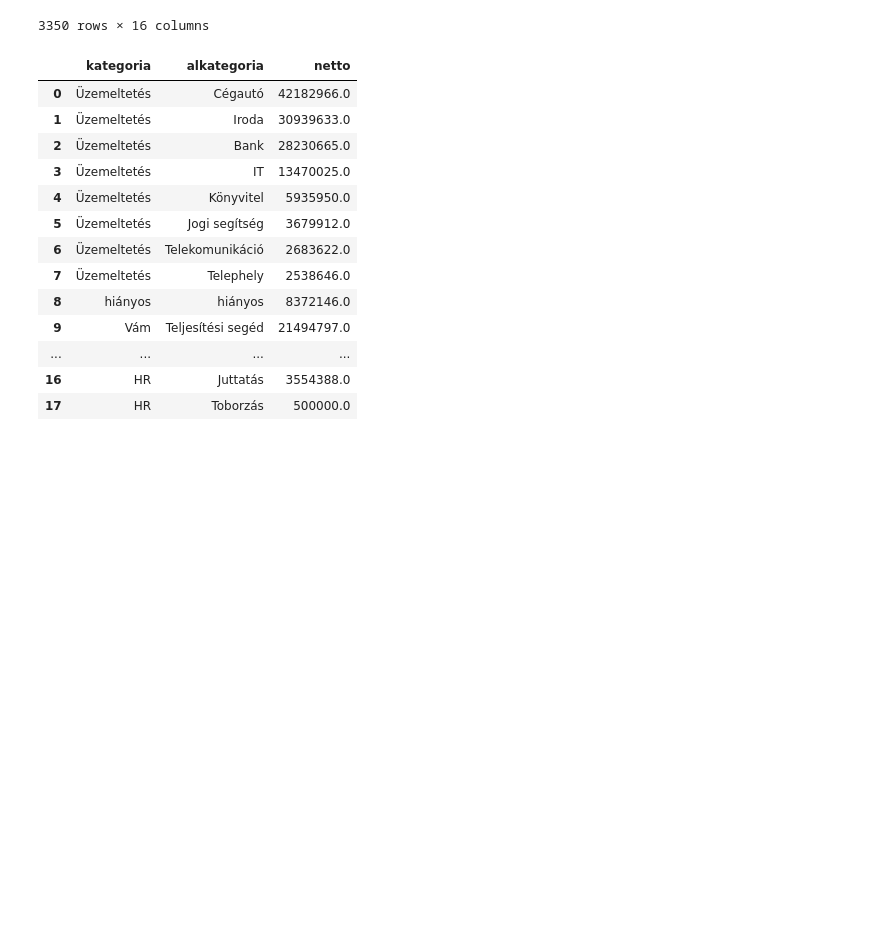
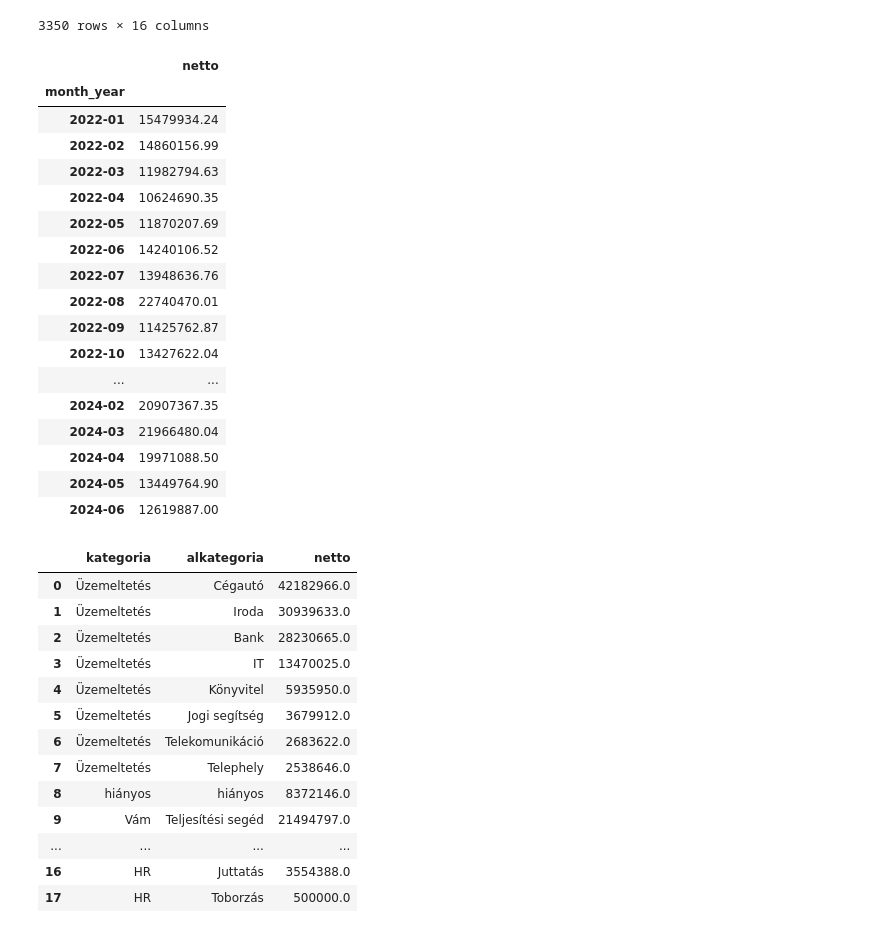
Before and after one commit to nofesmit/project-dragon, a Jupyter notebook: test.ipynb, the cells around one changed output. Cells and saved outputs as stored; diff of their text form; code cells hidden in the pictures; blank space fills up the shorter version.

```diff
--- a/test.ipynb
+++ b/test.ipynb
@@ -41,6 +41,27 @@ df_expense
 | 3348 | NaN | Kiskassza |  | Lidl Magyarország Bt. | 2022-07-01 | 1254.00 | H01 | hiányos | KP02 | HR | ... |
 | 3349 | NaN | Kiskassza |  | ERDŐS NORBERT - ARBORÉTUMI NYARAL... | 2022-06-01 | 257500.00 | H04 | hiányos | KP02 | HR | ... |
 3350 rows × 16 columns
+# %%
+df_expense[['netto','month_year']].groupby('month_year').sum()
+# %% [output]
+|  | netto |
+| month_year |  |
+| 2022-01 | 15479934.24 |
+| 2022-02 | 14860156.99 |
+| 2022-03 | 11982794.63 |
+| 2022-04 | 10624690.35 |
+| 2022-05 | 11870207.69 |
+| 2022-06 | 14240106.52 |
+| 2022-07 | 13948636.76 |
+| 2022-08 | 22740470.01 |
+| 2022-09 | 11425762.87 |
+| 2022-10 | 13427622.04 |
+| ... | ... |
+| 2024-02 | 20907367.35 |
+| 2024-03 | 21966480.04 |
+| 2024-04 | 19971088.50 |
+| 2024-05 | 13449764.90 |
+| 2024-06 | 12619887.00 |
 # %%
 df_categories = df_expense[['kategoria', 'alkategoria', 'netto']].groupby(['kategoria', 'alkategoria']).sum().sort_values(['kategoria', 'netto'], ascending=False).round(0).reset_index()
 
```
Also changed, not shown: parts of 5 cells of this notebook, 8 other files.
